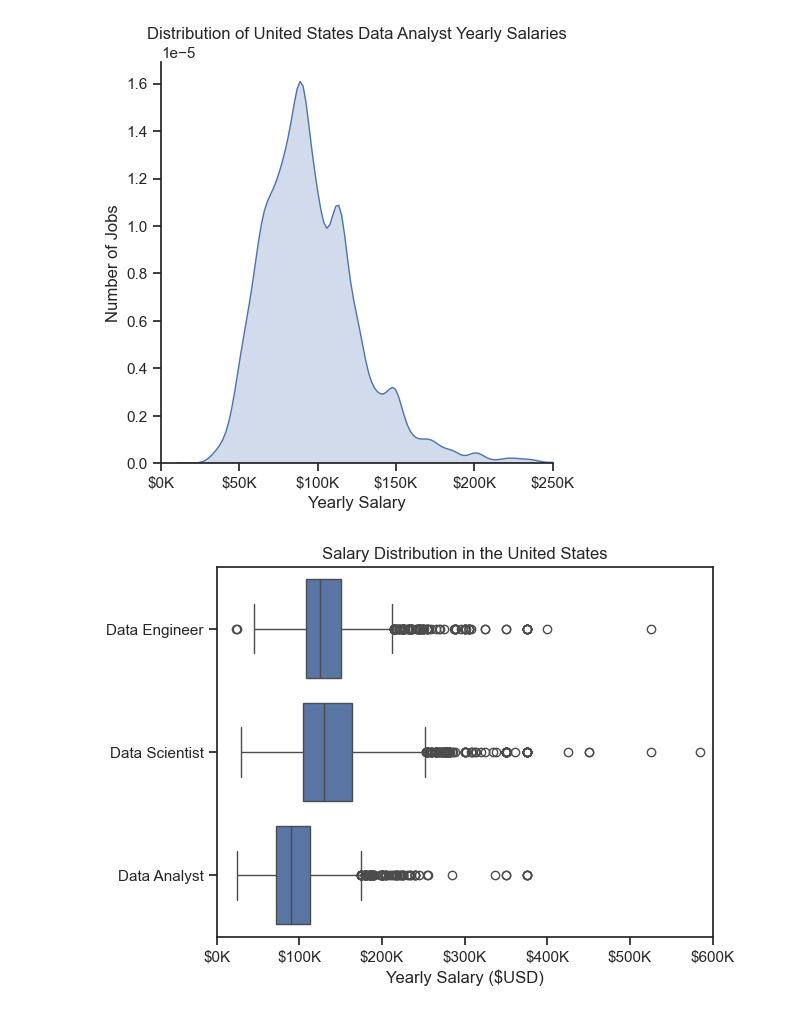
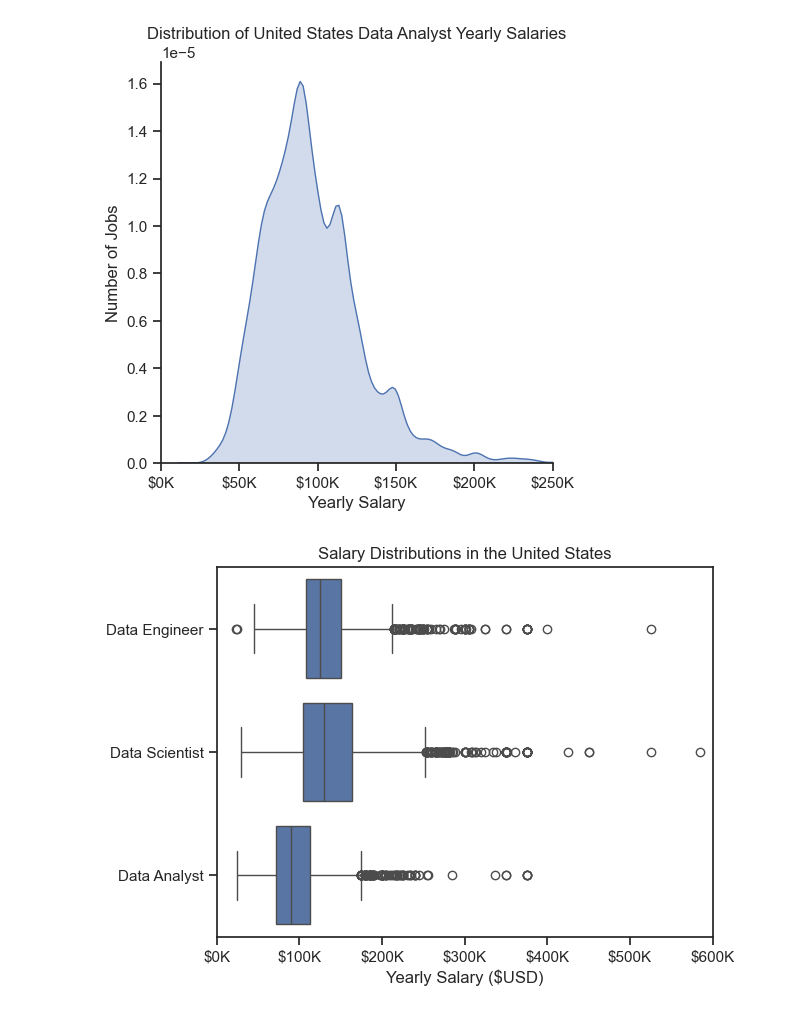
Before and after one commit to PablousHuxley/Python_Data_Project, a Jupyter notebook: 2_Advanced/20_Seaborn_Intro.ipynb, the cells around one changed output. Drawn from its saved outputs; the diff is of its cells as text; code cells hidden in the pictures.

```diff
--- a/2_Advanced/20_Seaborn_Intro.ipynb
+++ b/2_Advanced/20_Seaborn_Intro.ipynb
@@ -96,24 +96,24 @@ Text(12.444444444444445, 0.5, 'Number of Jobs')
 # %%
 # Only get data analyst jobs in the US
 df_DA_US = df[(df['job_title_short'] == 'Data Analyst') & (df['job_country'] == 'United States')].copy()
 
 # Drop NaN values from the 'salary_year_avg' column for accurate visualization
 df_DA_US = df_DA_US.dropna(subset=['salary_year_avg'])
 
 job_titles = ['Data Analyst', 'Data Engineer', 'Data Scientist']
 
 df_US = df[(df['job_title_short'].isin(job_titles)) & (df['job_country'] == 'United States')].copy()
 df_US = df_US.dropna(subset=['salary_year_avg'])
 
 job_list = [df_US[df_US['job_title_short'] == job_title]['salary_year_avg'] for job_title in job_titles]
 
 sns.boxplot(data=df_US,x='salary_year_avg', y='job_title_short')
-plt.title('Salary Distribution in the United States')
+plt.title('Salary Distributions in the United States')
 plt.xlabel('Yearly Salary ($USD)')
 plt.ylabel('')
 ax = plt.gca()
 ax.xaxis.set_major_formatter(plt.FuncFormatter(lambda x, pos: f'${int(x/1000)}K'))
 plt.xlim(0, 600000)
 plt.show()
 # %% [output]
-[figure, old version]
+[figure, new version]
```
Also changed, not shown: parts of 2 cells of this notebook, 10 other files.
